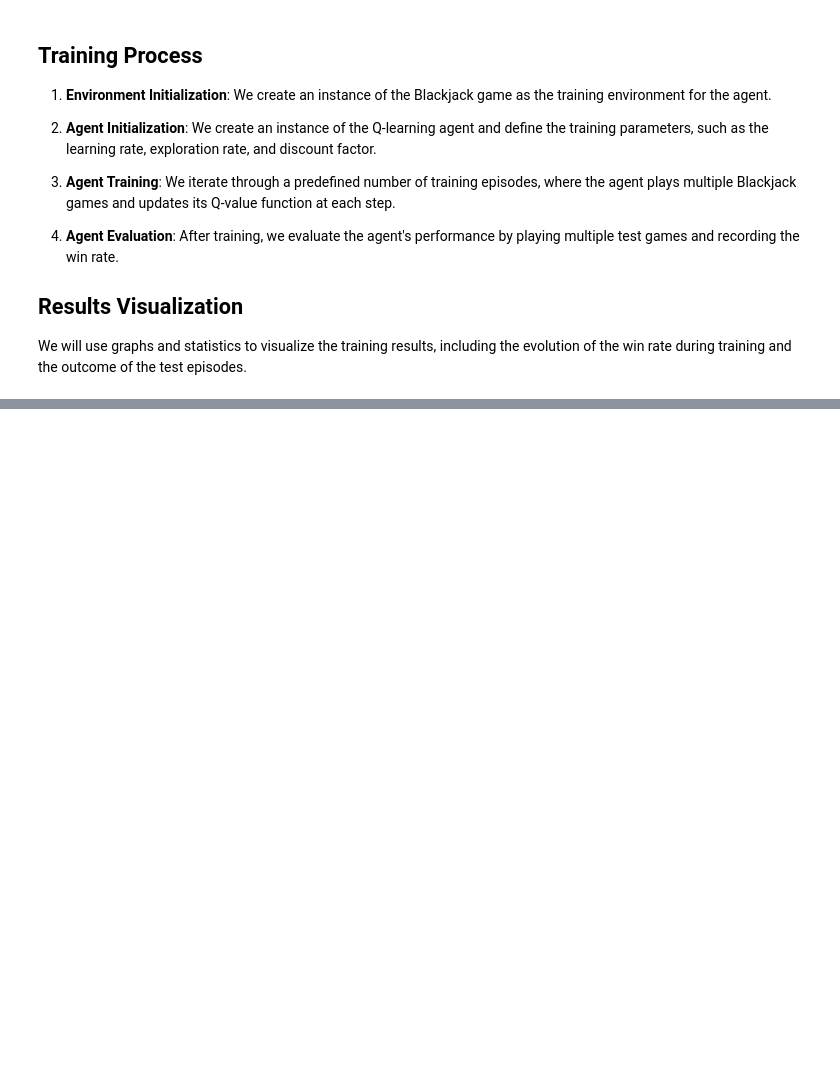
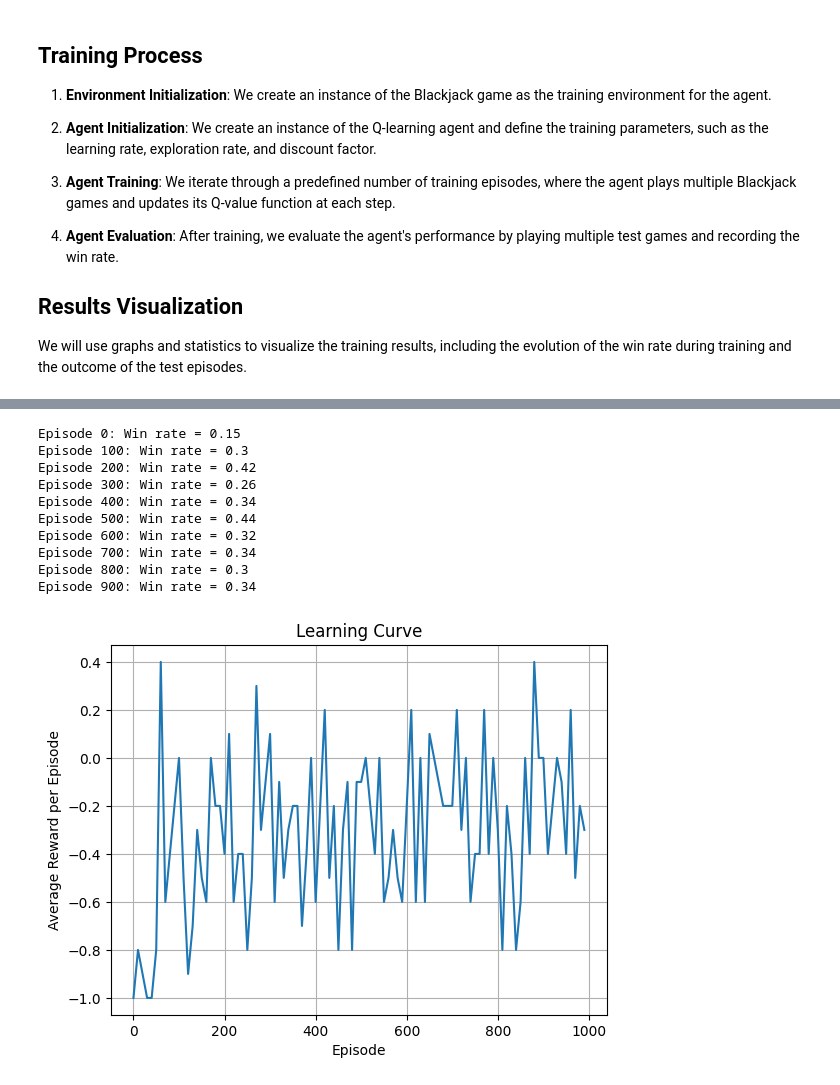
Before and after one commit to AlvaroPorcel/ReinforcementLearning_BlackJack, a Jupyter notebook: Statistic_Graphs.ipynb, the cells around one changed output, grey strips where cells are left out. Cells and saved outputs as stored; diff of their text form; code cells hidden in the pictures; blank space fills up the shorter version.

```diff
--- a/Statistic_Graphs.ipynb
+++ b/Statistic_Graphs.ipynb
@@ -142,0 +78,79 @@ plt.show()
+# %%
+import numpy as np
+import matplotlib.pyplot as plt
+from blackjack import Blackjack
+from agent import QLearningAgent
+
+# Training parameters
+num_episodes = 1000  # Total number of training episodes
+num_test_episodes = 100  # Number of test episodes
+update_interval = 10  # Interval for recording the learning curve
+eval_interval = 100  # Interval for evaluating the agent
+
+# Environment and agent initialization
+env = Blackjack()
+agent = QLearningAgent(n_actions=2)
+
+# Lists to store the performance evolution
+win_rates = []
+rewards_per_episode = []
+avg_rewards_per_episode = []
+
+# Agent training
+for episode in range(num_episodes):
+    state = env.reset()
+    done = False
+    total_wins = 0
+    episode_reward = 0
+
+    while not done:
+        action = agent.choose_action(*state)
+        next_state, reward, done = env.step(action)
+        agent.update_q_table(state, action, reward, next_state)
+        state = next_state
+        episode_reward += reward
+        if reward == 1:
+            total_wins += 1
+
+    win_rates.append(total_wins / num_test_episodes)
+    rewards_per_episode.append(episode_reward)
+
+    # Calculate the average reward per episode so far
+    if episode % update_interval == 0:
+        avg_reward = np.mean(rewards_per_episode[-update_interval:])
+        avg_rewards_per_episode.append(avg_reward)
+
+    # Evaluate the agent periodically
+    if episode % eval_interval == 0:
+        total_wins = 0
+        for _ in range(num_test_episodes):
+            state = env.reset()
+            done = False
+            while not done:
+                action = agent.choose_action(*state)
+                next_state, reward, done = env.step(action)
+                state = next_state
+                if reward == 1:
+                    total_wins += 1
+        win_rate = total_wins / num_test_episodes
+        print(f"Episode {episode}: Win rate = {win_rate}")
+
+# Visualization of the learning curve
+plt.plot(range(0, num_episodes, update_interval), avg_rewards_per_episode)
+plt.xlabel('Episode')
+plt.ylabel('Average Reward per Episode')
+plt.title('Learning Curve')
+plt.grid(True)
+plt.show()
+# %% [output]
+Episode 0: Win rate = 0.15
+Episode 100: Win rate = 0.3
+Episode 200: Win rate = 0.42
+Episode 300: Win rate = 0.26
+Episode 400: Win rate = 0.34
+Episode 500: Win rate = 0.44
+Episode 600: Win rate = 0.32
+Episode 700: Win rate = 0.34
+Episode 800: Win rate = 0.3
+Episode 900: Win rate = 0.34
+[figure, added]
```
Also changed, not shown: parts of 1 cell of this notebook.
